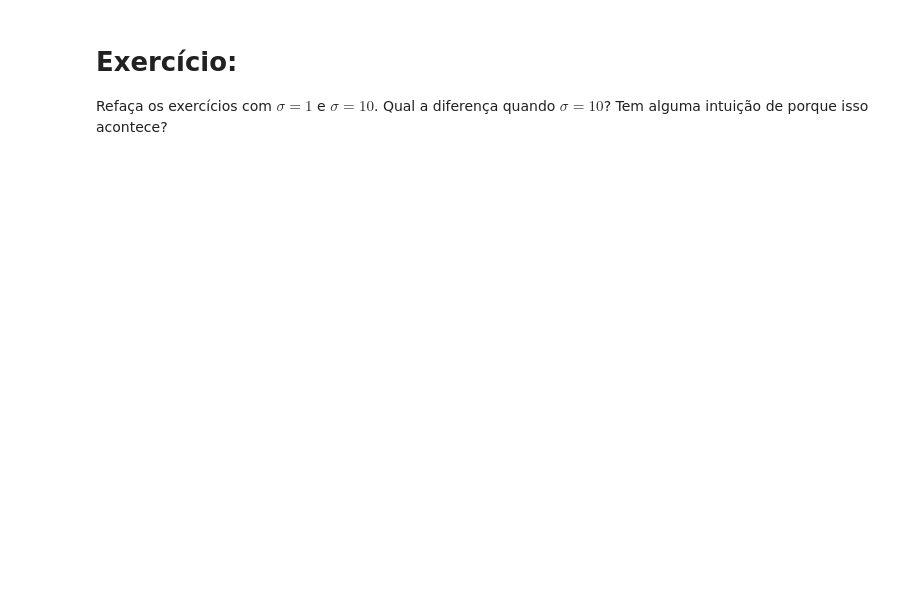
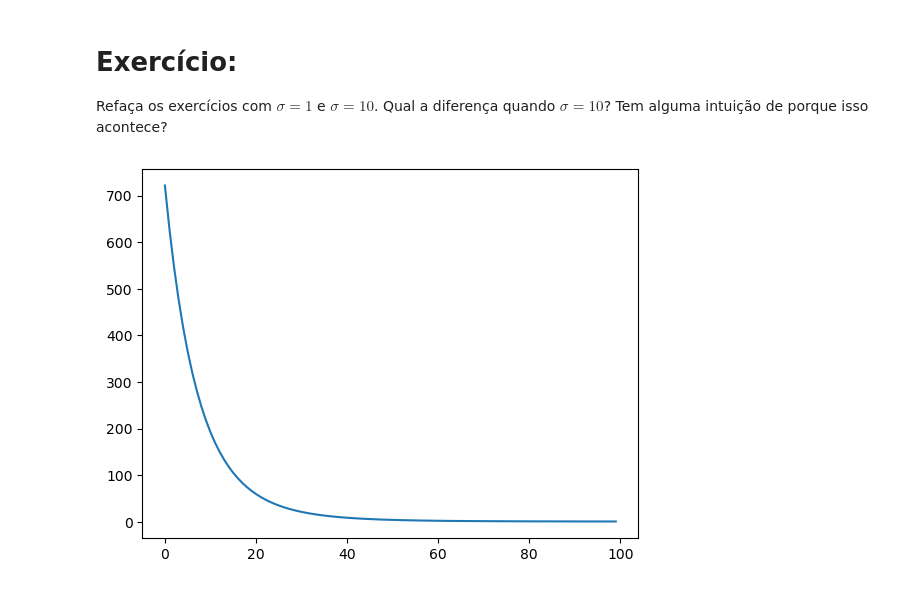
Before and after one commit to scrocha/otimizacao-OCD-2024, a Jupyter notebook: Atividade_02/Trace_regression_Sillas.ipynb, the cells around one changed output. Saved outputs shown, nothing was run; the diff lists cells and outputs as text; code cells hidden in the pictures; blank space fills up the shorter version.

```diff
--- a/Atividade_02/Trace_regression_Sillas.ipynb
+++ b/Atividade_02/Trace_regression_Sillas.ipynb
@@ -299,3 +311,24 @@ Implemente num mesmo gráfico os erros $k\mapsto\frac{1}{2n}\sum_{i=1}^n(y_i-\tr
 # Exercício:
 
 Refaça os exercícios com $\sigma=1$ e $\sigma=10$. Qual a diferença quando $\sigma=10$? Tem alguma intuição de porque isso acontece?
+# %%
+sd = 1
+B_true = data_genP(d_1,d_2,r,B_mag)
+X,y = data_genXe(n,d_1,d_2,B_true,sd)
+# %%
+B0 = np.ones((d_1,d_2))
+t_final = 100
+
+aux = []
+for i in range(n):
+    xi = np.asarray(X[i])
+    aux.append(xi @ xi.T)
+L = 4*np.max(la.eigvalsh(sum(aux)/n))
+
+lambd = sd*np.sqrt((d_1+d_2)/n)
+
+f1 = trace_reg(n,d_1,d_2,X,y,L,lambd,B0,t_final)
+plt.plot(f1[0])
+plt.show()
+# %% [output]
+[figure, added]
```
Also changed, not shown: parts of 12 cells of this notebook.
